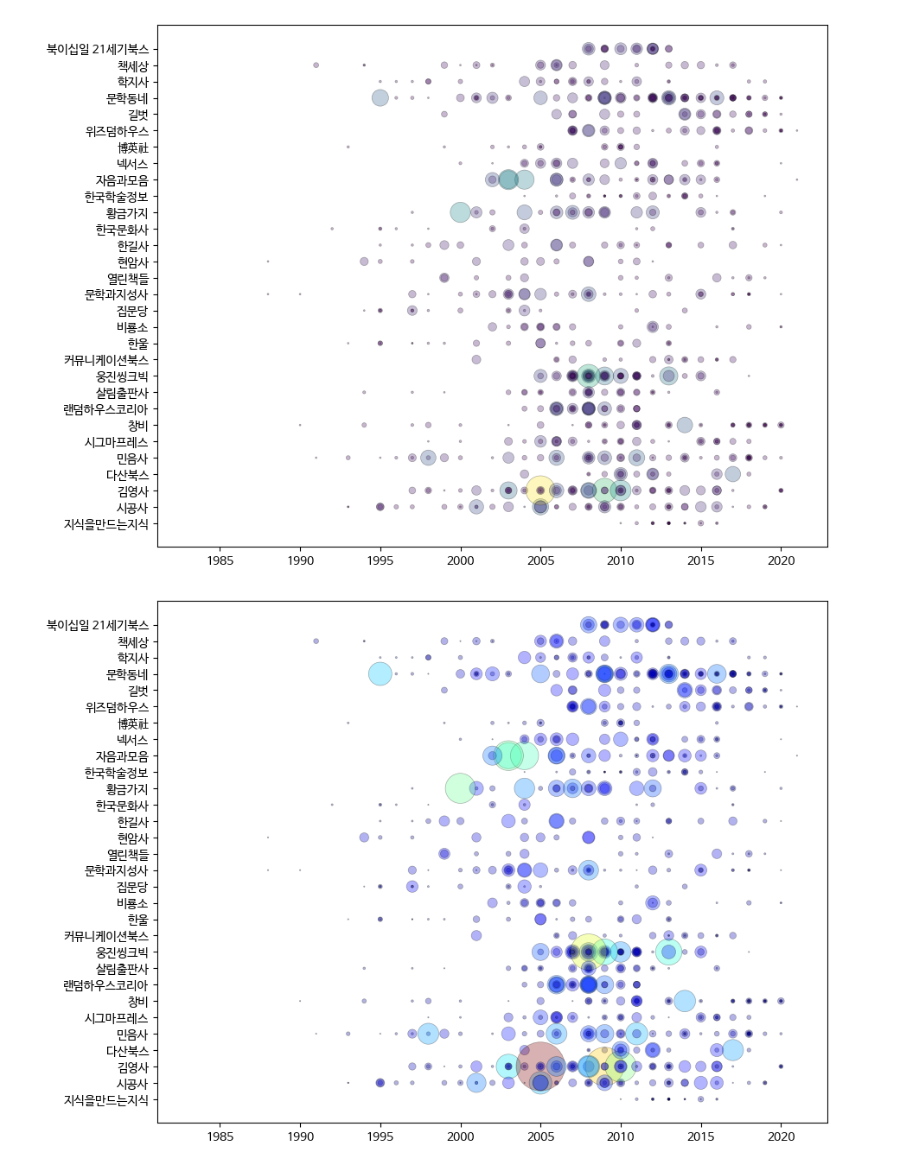
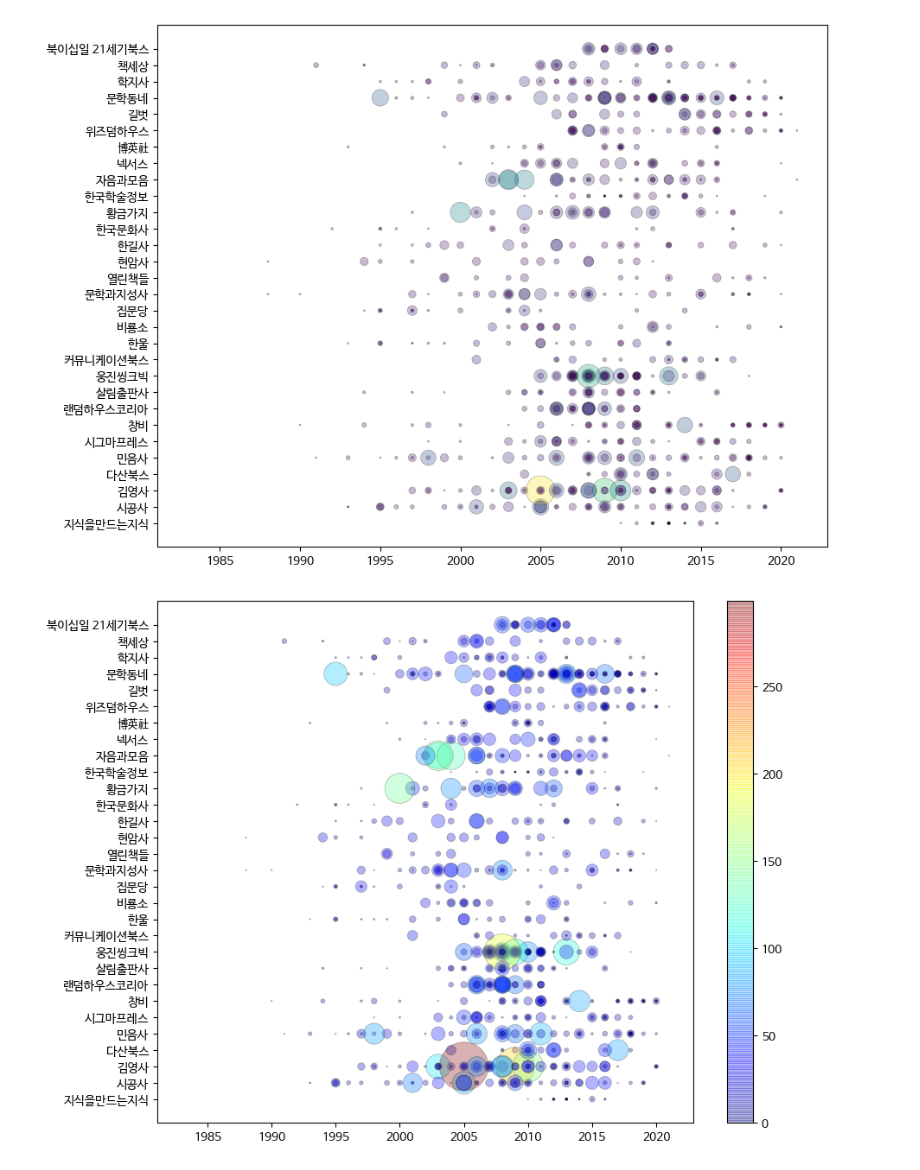
Before and after one commit to rickiepark/hg-da, a Jupyter notebook: 05-2.ipynb, the cells around one changed output. Cells and saved outputs as stored; diff of their text form; code cells hidden in the pictures.

```diff
--- a/05-2.ipynb
+++ b/05-2.ipynb
@@ -179,3 +183,5 @@ ax.scatter(ns_book8['발행년도'], ns_book8['출판사'])
 fig.show()
 # %% [output]
 [figure]
+# %%
+plt.rcParams['lines.markersize']
@@ -194,10 +202,11 @@ fig.show()
 # %% [output]
 [figure]
 # %%
-fig, ax = plt.subplots(figsize=(10,8))
-ax.scatter(ns_book8['발행년도'], ns_book8['출판사'],
-           linewidths=0.5, edgecolors='k', alpha=0.3,
-           s=ns_book8['대출건수']**1.3, c=ns_book8['대출건수'], cmap='jet')
+fig, ax = plt.subplots(figsize=(10, 8))
+sc = ax.scatter(ns_book8['발행년도'], ns_book8['출판사'],
+                linewidths=0.5, edgecolors='k', alpha=0.3,
+                s=ns_book8['대출건수']**1.3, c=ns_book8['대출건수'], cmap='jet')
+fig.colorbar(sc)
 fig.show()
 # %% [output]
-[figure, old version]
+[figure, new version]
```
Also changed, not shown: parts of 7 cells of this notebook.
